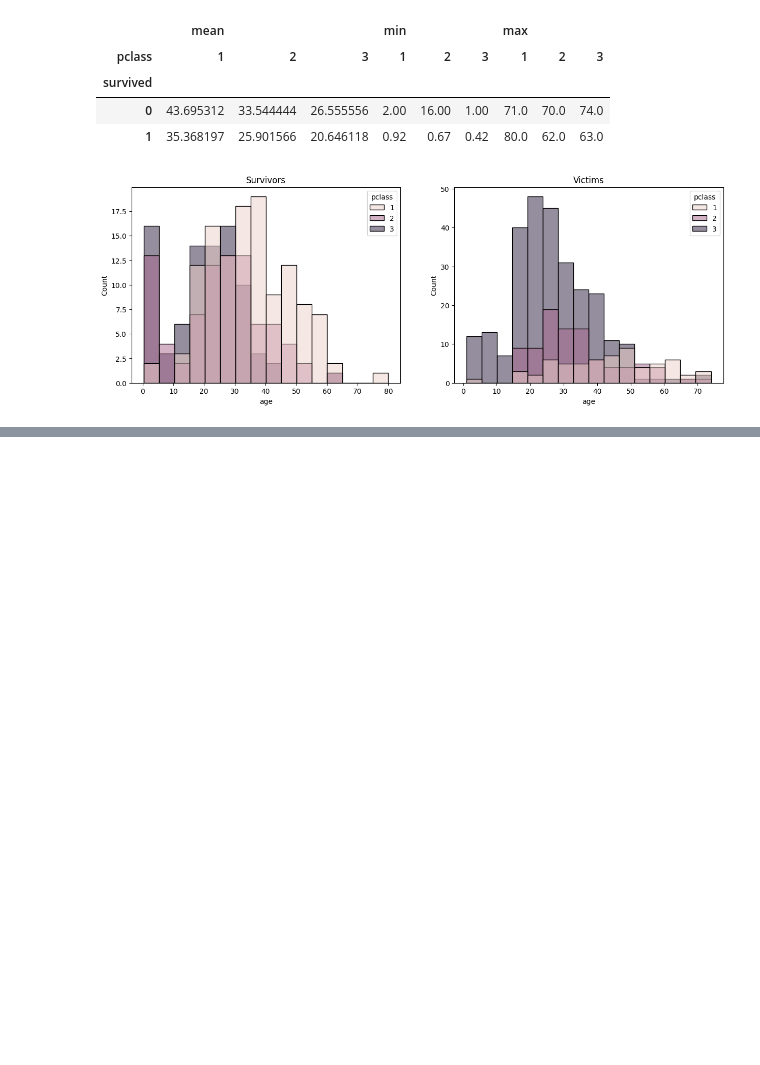
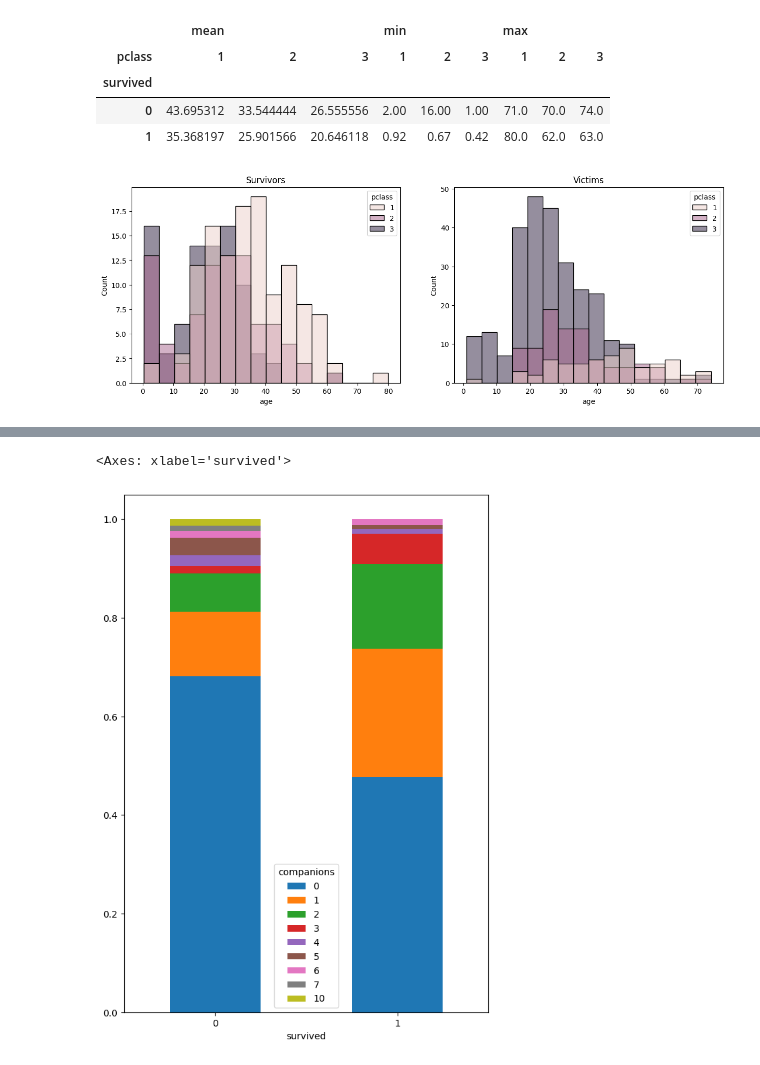
Before and after one commit to RuizLorenzoChavez/practical-ML, a Jupyter notebook: titanic.ipynb, the cells around one changed output, grey strips where cells are left out. Drawn from its saved outputs; the diff is of its cells as text; code cells hidden in the pictures; blank space fills up the shorter version.

```diff
--- a/titanic.ipynb
+++ b/titanic.ipynb
@@ -301,0 +332,5 @@ train_df
+# %%
+#  companion count column
+train_df["companions"] = train_df.sibsp + train_df.parch
+train_df = train_df.drop(columns=["sibsp", "parch"])
+train_df.sort_values("companions")
@@ -301,0 +352,6 @@ train_df
+# %%
+pd.crosstab(train_df.survived, train_df.companions, normalize="index").plot.bar(stacked=True, rot=0, figsize=(7,10))
+pd.crosstab(train_df.survived, train_df.companions, normalize="columns")
+# %% [output]
+<Axes: xlabel='survived'>
+[figure, added]
```
Also changed, not shown: parts of 5 cells of this notebook.
